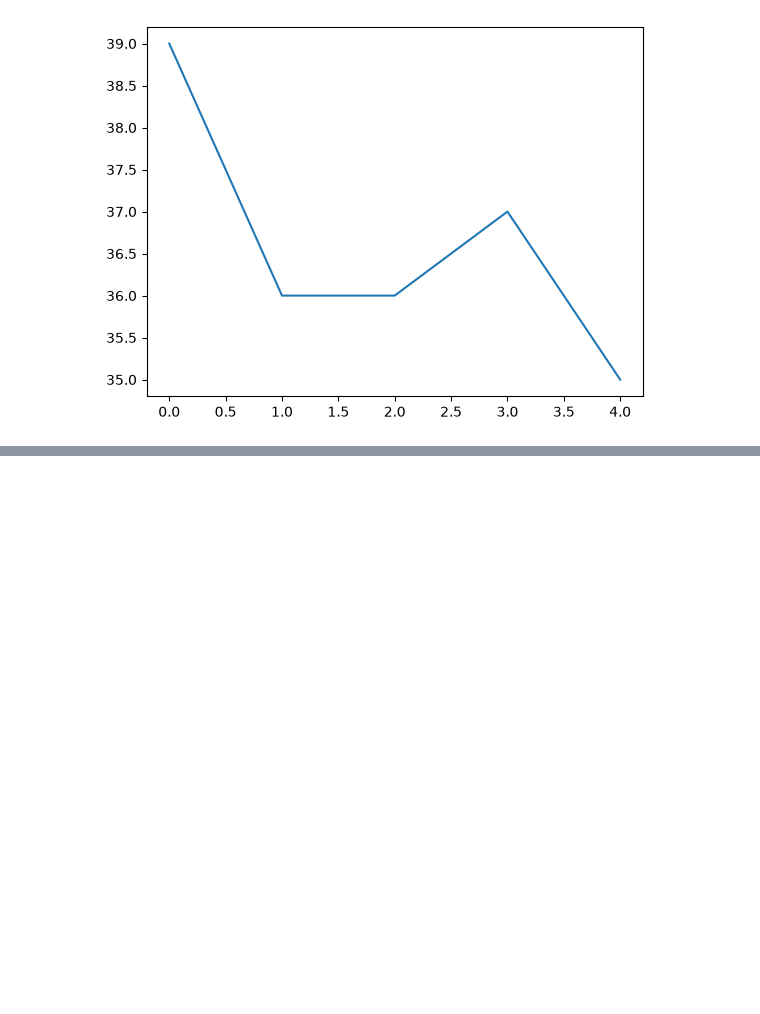
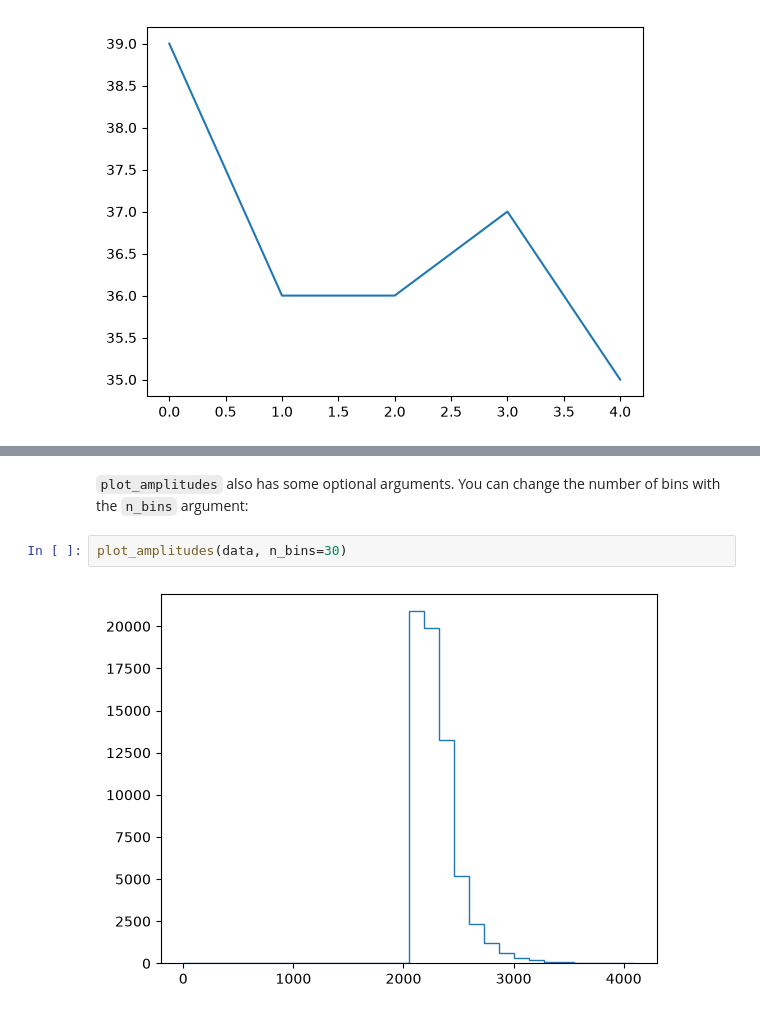
Before and after one commit to ISISMuon/MNeuEventLib, a Jupyter notebook: docs/source/how-to/Create plots.ipynb, the cells around one changed output, grey strips where cells are left out. Cells and saved outputs as stored; diff of their text form; blank space fills up the shorter version.

```diff
--- a/docs/source/how-to/Create plots.ipynb
+++ b/docs/source/how-to/Create plots.ipynb
@@ -27,0 +38,6 @@ plot_sample_log(data, "Temp")
+# %% [markdown]
+`plot_amplitudes` also has some optional arguments. You can change the number of bins with the `n_bins` argument:
+# %%
+plot_amplitudes(data, n_bins=30)
+# %% [output]
+[figure, added]
```
Also changed, not shown: parts of 5 cells of this notebook, 1 other file.
